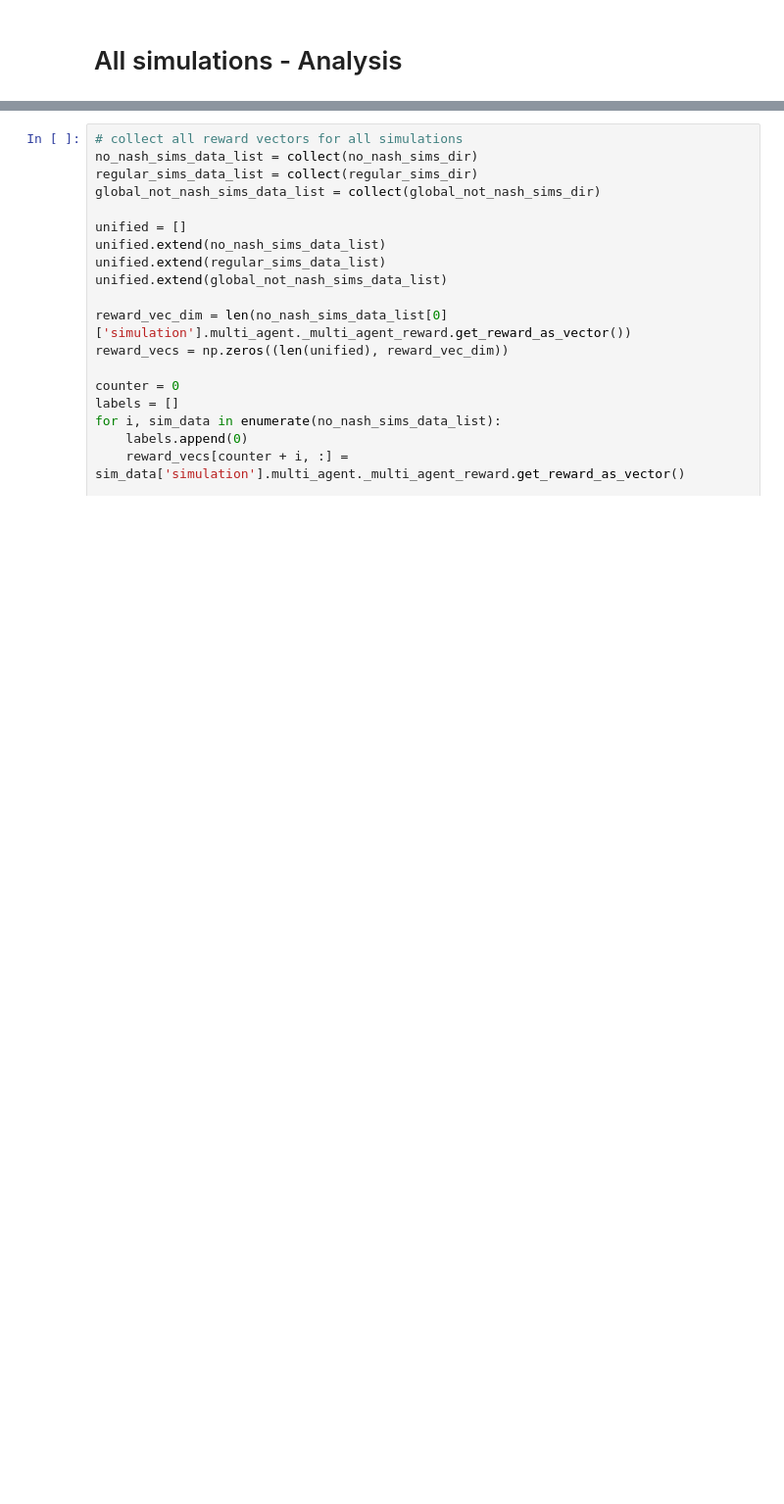
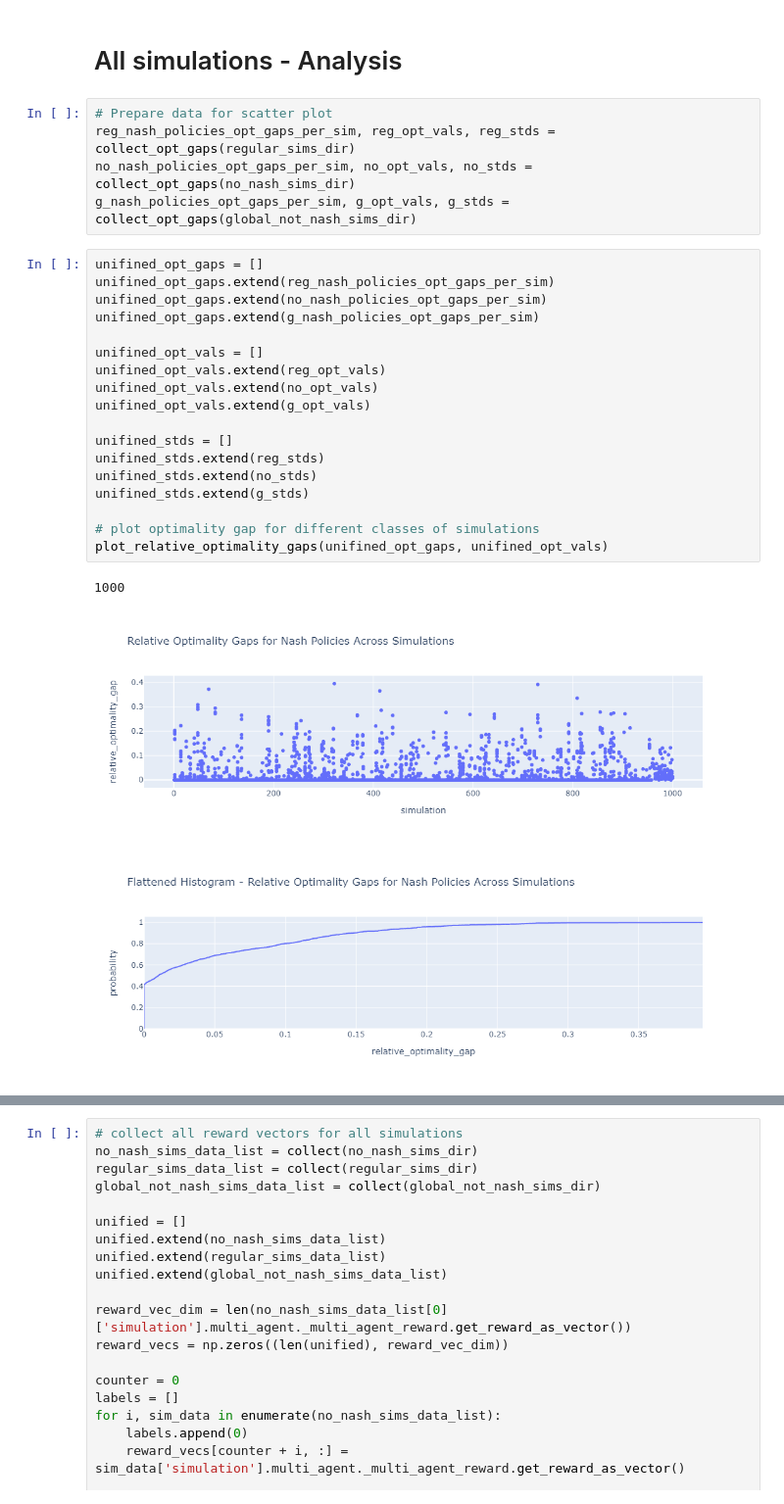
Before and after one commit to eladavid/MARL, a Jupyter notebook: simulations/analyze_sim_results.ipynb, the cells around one changed output, grey strips where cells are left out. Shown at 98% size. Drawn from its saved outputs; the diff is of its cells as text; blank space fills up the shorter version.

```diff
--- a/simulations/analyze_sim_results.ipynb
+++ b/simulations/analyze_sim_results.ipynb
@@ -142,2 +159,29 @@ SeperableMultiAgentReward.calc_distance_between_rewards(simulation1.multi_agent.
 # %% [markdown]
 # All simulations - Analysis
+# %%
+# Prepare data for scatter plot
+reg_nash_policies_opt_gaps_per_sim, reg_opt_vals, reg_stds = collect_opt_gaps(regular_sims_dir)
+no_nash_policies_opt_gaps_per_sim, no_opt_vals, no_stds = collect_opt_gaps(no_nash_sims_dir)
+g_nash_policies_opt_gaps_per_sim, g_opt_vals, g_stds = collect_opt_gaps(global_not_nash_sims_dir)
+# %%
+unifined_opt_gaps = []
+unifined_opt_gaps.extend(reg_nash_policies_opt_gaps_per_sim)
+unifined_opt_gaps.extend(no_nash_policies_opt_gaps_per_sim)
+unifined_opt_gaps.extend(g_nash_policies_opt_gaps_per_sim)
+
+unifined_opt_vals = []
+unifined_opt_vals.extend(reg_opt_vals)
+unifined_opt_vals.extend(no_opt_vals)
+unifined_opt_vals.extend(g_opt_vals)
+
+unifined_stds = []
+unifined_stds.extend(reg_stds)
+unifined_stds.extend(no_stds)
+unifined_stds.extend(g_stds)
+
+# plot optimality gap for different classes of simulations
+plot_relative_optimality_gaps(unifined_opt_gaps, unifined_opt_vals)
+# %% [output]
+1000
+[figure, added]
+[figure, added]
```
Also changed, not shown: parts of 13 cells of this notebook.
